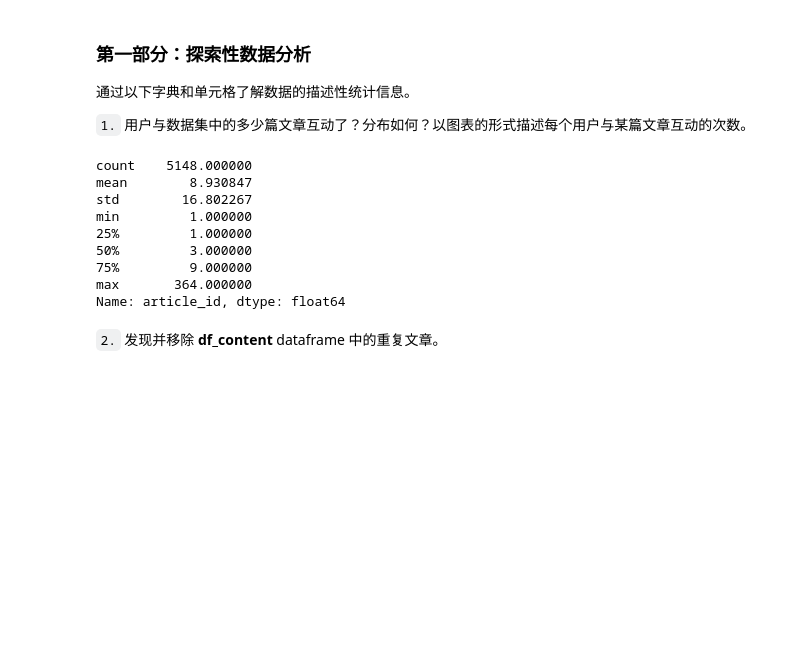
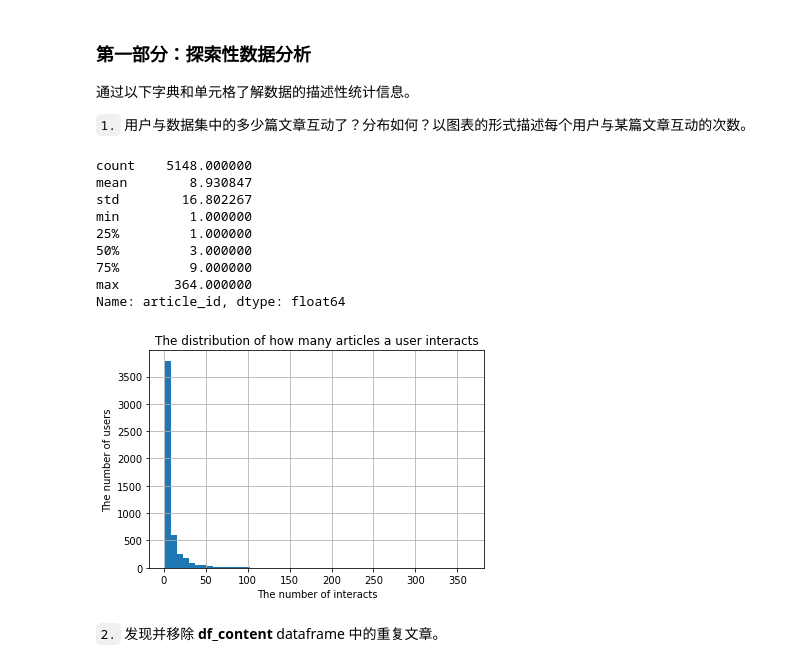
Before and after one commit to zxhx/DSND-project--Recommendations_with_IBM, a Jupyter notebook: Recommendations_with_IBM-zh.ipynb, the cells around one changed output. Cells and saved outputs as stored; diff of their text form; code cells hidden in the pictures; blank space fills up the shorter version.

```diff
--- a/Recommendations_with_IBM-zh.ipynb
+++ b/Recommendations_with_IBM-zh.ipynb
@@ -71,6 +71,16 @@ min         1.000000
 75%         9.000000
 max       364.000000
 Name: article_id, dtype: float64
+# %%
+# The distribution of how many articles a user interacts.
+df['email'].value_counts().hist(bins=50)
+plt.title('The distribution of how many articles a user interacts')
+plt.ylabel('The number of users')
+plt.xlabel('The number of interacts')
+
+plt.show()
+# %% [output]
+[figure, added]
 # %%
 # Fill in the median and maximum number of user_article interactios below
 
```
Also changed, not shown: parts of 19 cells of this notebook, 1 other file.
